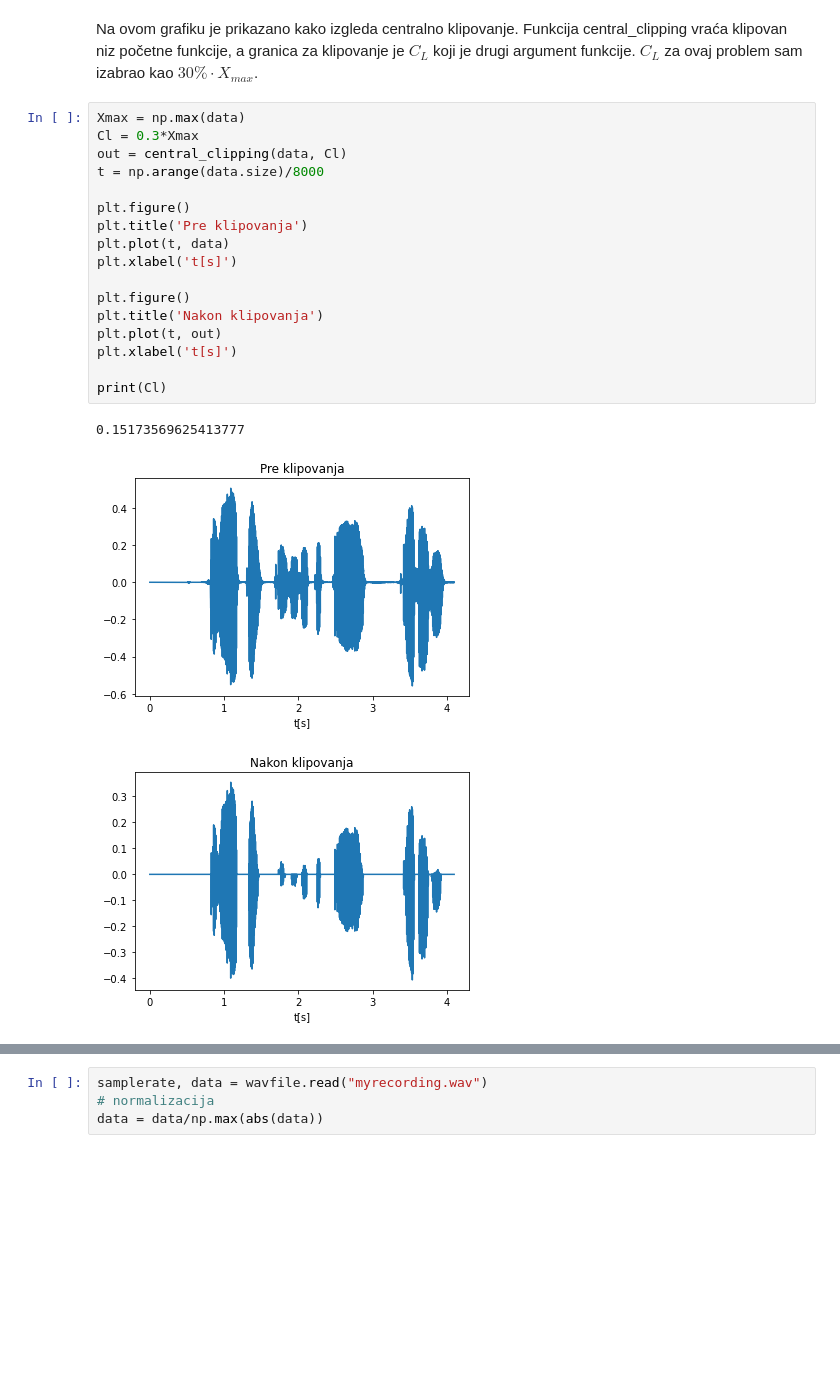
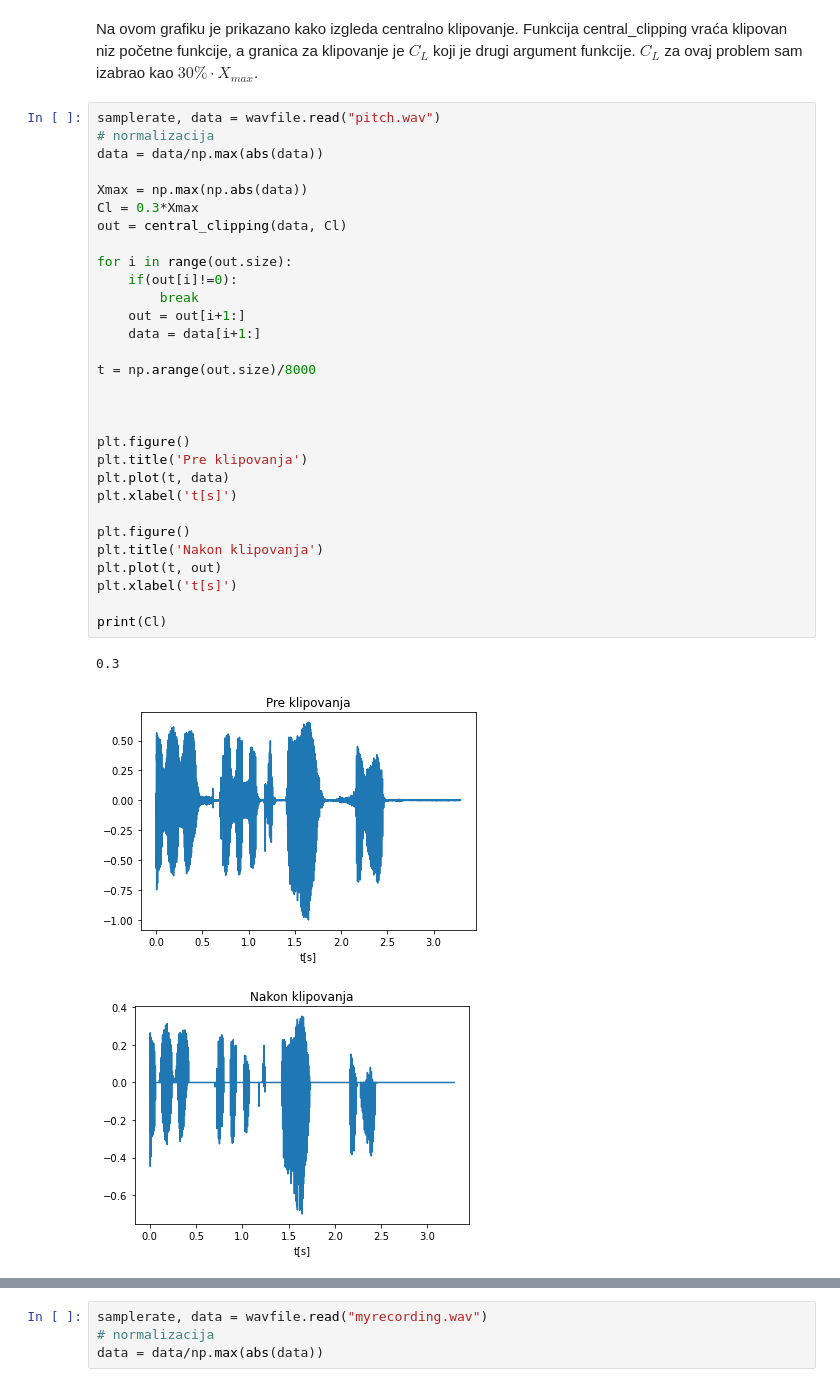
Before and after one commit to mmacura9/opg_dom, a Jupyter notebook: domaci/domaci_opg_2018_0261.ipynb, the cells around one changed output, grey strips where cells are left out. Saved outputs shown, nothing was run; the diff lists cells and outputs as text; blank space fills up the shorter version.

```diff
--- a/domaci/domaci_opg_2018_0261.ipynb
+++ b/domaci/domaci_opg_2018_0261.ipynb
@@ -414,23 +416,36 @@ Text(0.5, 1.0, 'Centralno klipovanje')
 Na ovom grafiku je prikazano kako izgleda centralno klipovanje. Funkcija central_clipping vraća klipovan niz početne funkcije, a granica za klipovanje je $C_L$ koji je drugi argument funkcije.
 $C_L$ za ovaj problem sam izabrao kao $30\% \cdot X_{max}$.
 # %%
-Xmax = np.max(data)
+samplerate, data = wavfile.read("pitch.wav")
+# normalizacija
+data = data/np.max(abs(data))
+
+Xmax = np.max(np.abs(data))
 Cl = 0.3*Xmax
 out = central_clipping(data, Cl)
-t = np.arange(data.size)/8000
+
+for i in range(out.size):
+    if(out[i]!=0):
+        break
+    out = out[i+1:]
+    data = data[i+1:]
+
+t = np.arange(out.size)/8000
+
+
 
 plt.figure()
 plt.title('Pre klipovanja')
 plt.plot(t, data)
 plt.xlabel('t[s]')
 
 plt.figure()
 plt.title('Nakon klipovanja')
 plt.plot(t, out)
 plt.xlabel('t[s]')
 
 print(Cl)
 # %% [output]
-0.15173569625413777
+0.3
-[figure, old version]
+[figure, new version]
-[figure, old version]
+[figure, new version]
```
Also changed, not shown: parts of 18 cells of this notebook, 1 other file.
